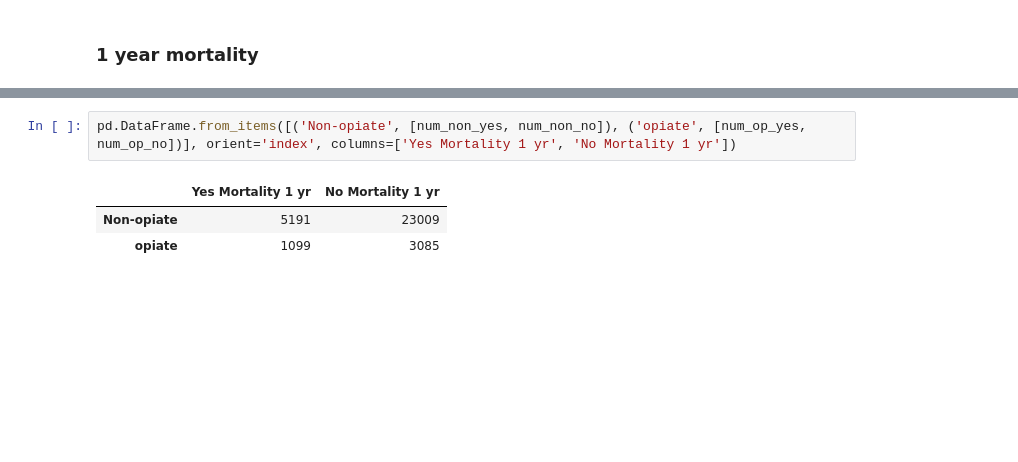
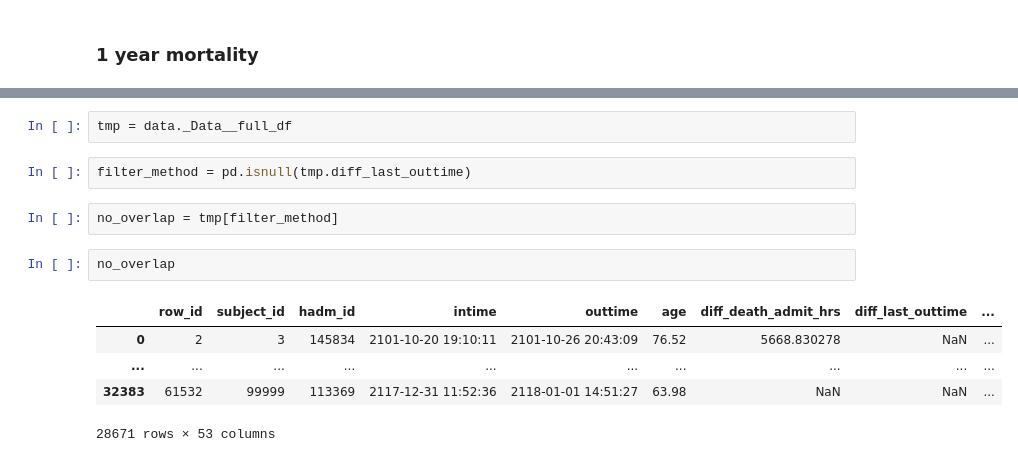
Before and after one commit to anaeliaovalle/opioid_mimic_research, a Jupyter notebook: phase_one_eda.ipynb, the cells around one changed output, grey strips where cells are left out. Saved outputs shown, nothing was run; the diff lists cells and outputs as text; blank space fills up the shorter version.

```diff
--- a/phase_one_eda.ipynb
+++ b/phase_one_eda.ipynb
@@ -152,6 +199,14 @@ num_op_no = len(op.data[op.data['1year_mortality'] == 0])
-# %%
-pd.DataFrame.from_items([('Non-opiate', [num_non_yes, num_non_no]), ('opiate', [num_op_yes, num_op_no])], orient='index', columns=['Yes Mortality 1 yr', 'No Mortality 1 yr'])
-# %% [output]
-|  | Yes Mortality 1 yr | No Mortality 1 yr |
-| Non-opiate | 5191 | 23009 |
-| opiate | 1099 | 3085 |
+# %%
+tmp = data._Data__full_df
+# %%
+filter_method = pd.isnull(tmp.diff_last_outtime)
+# %%
+no_overlap = tmp[filter_method]
+# %%
+no_overlap
+# %% [output]
+|  | row_id | subject_id | hadm_id | intime | outtime | age | diff_death_admit_hrs | diff_last_outtime | ... |
+| 0 | 2 | 3 | 145834 | 2101-10-20 19:10:11 | 2101-10-26 20:43:09 | 76.52 | 5668.830278 | NaN | ... |
+| ... | ... | ... | ... | ... | ... | ... | ... | ... | ... |
+| 32383 | 61532 | 99999 | 113369 | 2117-12-31 11:52:36 | 2118-01-01 14:51:27 | 63.98 | NaN | NaN | ... |
+28671 rows × 53 columns
```
Also changed, not shown: parts of 37 cells of this notebook, 1 other file.
